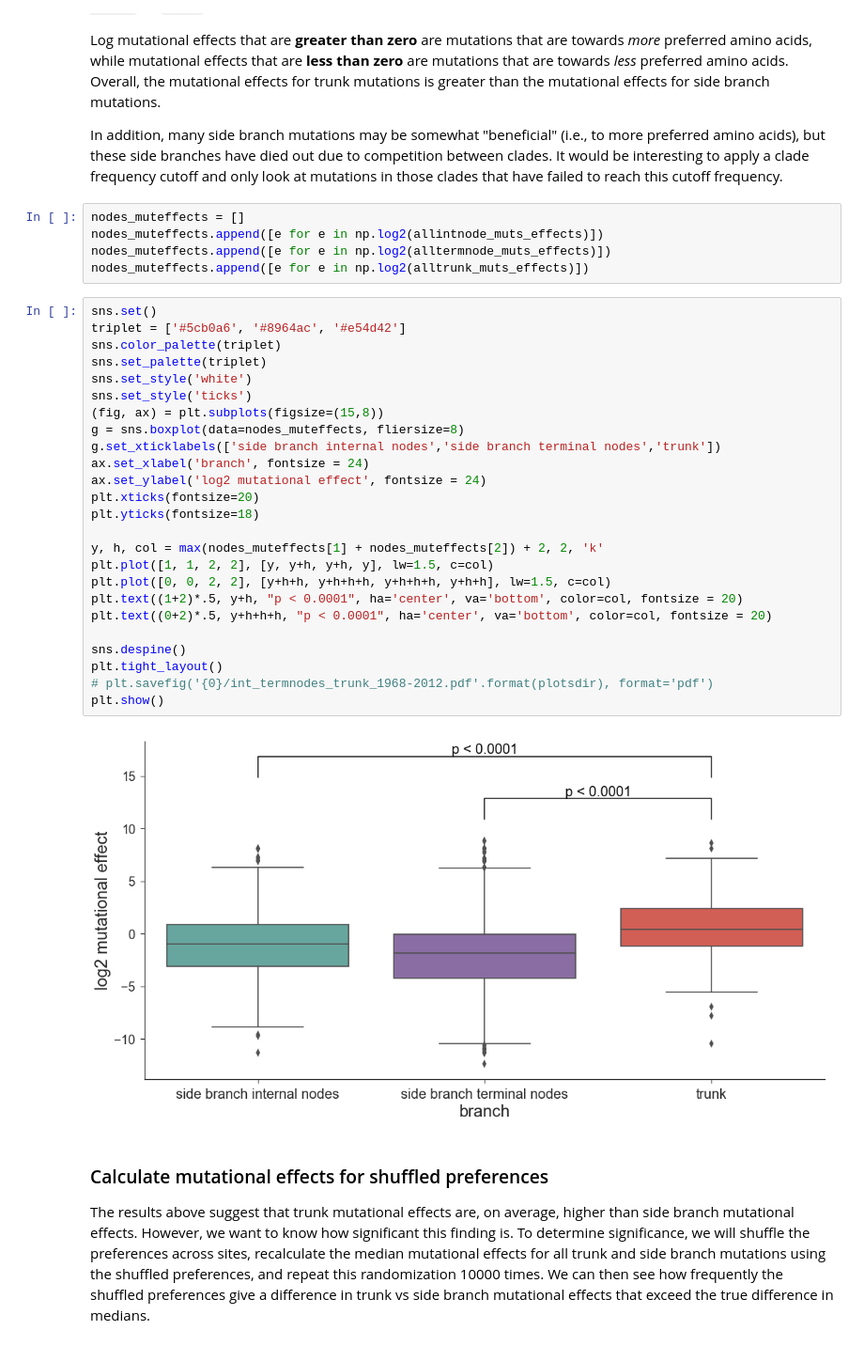
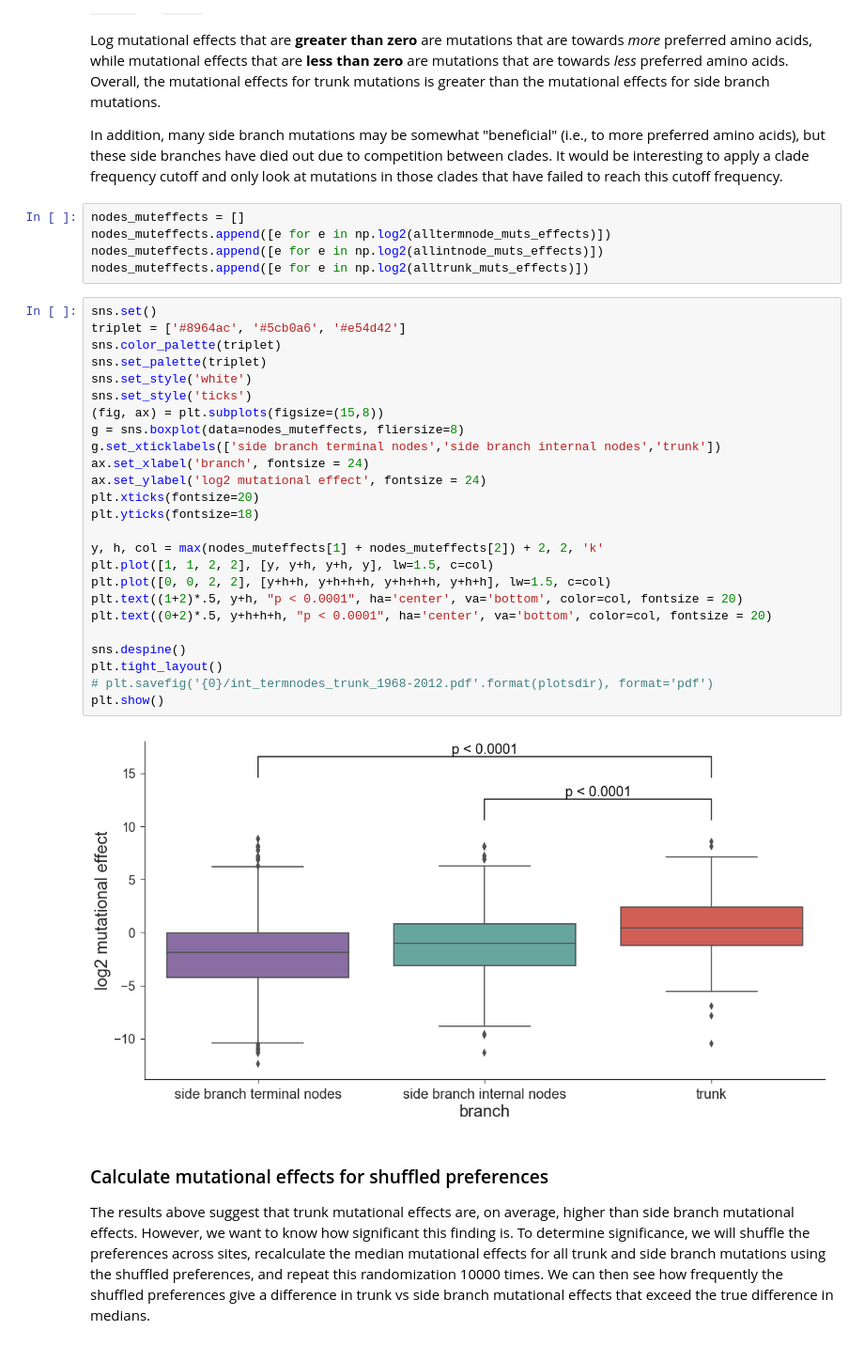
Before and after one commit to jbloomlab/Perth2009-DMS-Manuscript, a Jupyter notebook: analysis_code/Perth2009_DMS_analysis.ipynb, the cells around one changed output. Shown at 94% size. Cells and saved outputs as stored; diff of their text form.

```diff
--- a/analysis_code/Perth2009_DMS_analysis.ipynb
+++ b/analysis_code/Perth2009_DMS_analysis.ipynb
@@ -847,36 +847,36 @@ Log mutational effects that are **greater than zero** are mutations that are tow
 In addition, many side branch mutations may be somewhat "beneficial" (i.e., to more preferred amino acids), but these side branches have died out due to competition between clades. It would be interesting to apply a clade frequency cutoff and only look at mutations in those clades that have failed to reach this cutoff frequency.
 # %%
 nodes_muteffects = []
+nodes_muteffects.append([e for e in np.log2(alltermnode_muts_effects)])
 nodes_muteffects.append([e for e in np.log2(allintnode_muts_effects)])
-nodes_muteffects.append([e for e in np.log2(alltermnode_muts_effects)])
 nodes_muteffects.append([e for e in np.log2(alltrunk_muts_effects)])
 # %%
 sns.set()
-triplet = ['#5cb0a6', '#8964ac', '#e54d42']
+triplet = ['#8964ac', '#5cb0a6', '#e54d42']
 sns.color_palette(triplet)
 sns.set_palette(triplet)
 sns.set_style('white')
 sns.set_style('ticks')
 (fig, ax) = plt.subplots(figsize=(15,8))
 g = sns.boxplot(data=nodes_muteffects, fliersize=8)
-g.set_xticklabels(['side branch internal nodes','side branch terminal nodes','trunk'])
+g.set_xticklabels(['side branch terminal nodes','side branch internal nodes','trunk'])
 ax.set_xlabel('branch', fontsize = 24)
 ax.set_ylabel('log2 mutational effect', fontsize = 24)
 plt.xticks(fontsize=20)
 plt.yticks(fontsize=18)
 
 y, h, col = max(nodes_muteffects[1] + nodes_muteffects[2]) + 2, 2, 'k'
 plt.plot([1, 1, 2, 2], [y, y+h, y+h, y], lw=1.5, c=col)
 plt.plot([0, 0, 2, 2], [y+h+h, y+h+h+h, y+h+h+h, y+h+h], lw=1.5, c=col)
 plt.text((1+2)*.5, y+h, "p < 0.0001", ha='center', va='bottom', color=col, fontsize = 20)
 plt.text((0+2)*.5, y+h+h+h, "p < 0.0001", ha='center', va='bottom', color=col, fontsize = 20)
 
 sns.despine()
 plt.tight_layout()
 # plt.savefig('{0}/int_termnodes_trunk_1968-2012.pdf'.format(plotsdir), format='pdf')
 plt.show()
 # %% [output]
-[figure, old version]
+[figure, new version]
 # %% [markdown]
 ### Calculate mutational effects for shuffled preferences
 
```
Also changed, not shown: parts of 5 cells of this notebook.
